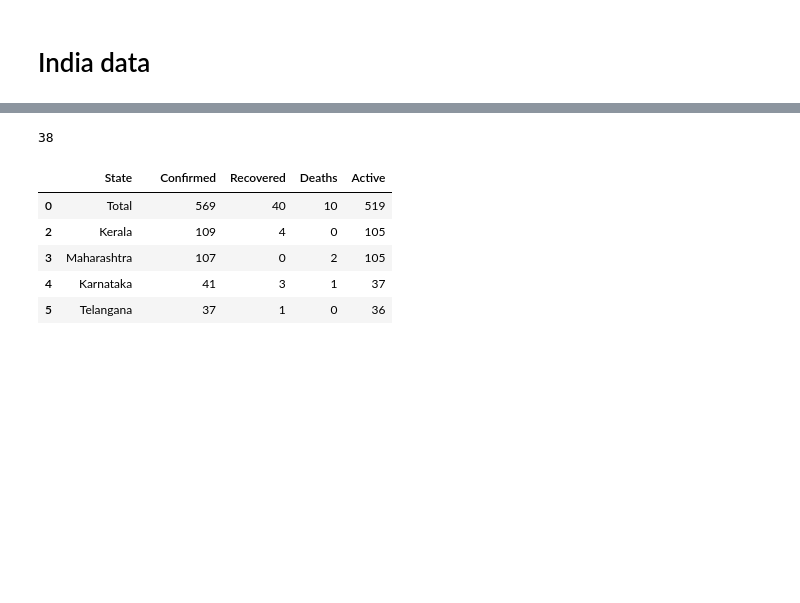
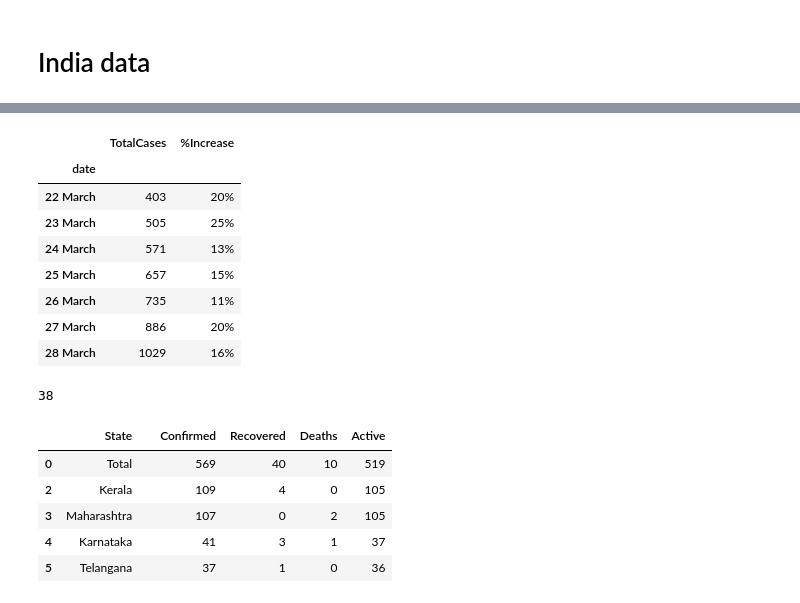
Before and after one commit to bhavsarpratik/covid19-tracker, a Jupyter notebook: notebooks/telegram.ipynb, the cells around one changed output, grey strips where cells are left out. Saved outputs shown, nothing was run; the diff lists cells and outputs as text; code cells hidden in the pictures; blank space fills up the shorter version.

```diff
--- a/notebooks/telegram.ipynb
+++ b/notebooks/telegram.ipynb
@@ -119,3 +120,27 @@ get_time_series()
+# %%
+def get_total_time_series():
+    url = 'https://api.covid19india.org/data.json'
+    page = requests.get(url)
+    df = pd.DataFrame(json.loads(page.content)['cases_time_series']).dropna().set_index('date')
+    df = df[['totalconfirmed']].rename({'totalconfirmed': 'TotalCases'}, axis=1)
+    df = df.iloc[-10:,:1]
+    df = df.astype(int)
+    df['%Increase'] = df.TotalCases.pct_change()*100
+    df = df[-7:]
+    df['%Increase'] = df['%Increase'].astype(int).round(2).apply(lambda x: f'{x}%')
+    return df
+
+get_total_time_series()
+# %% [output]
+|  | TotalCases | %Increase |
+| date |  |  |
+| 22 March | 403 | 20% |
+| 23 March | 505 | 25% |
+| 24 March | 571 | 13% |
+| 25 March | 657 | 15% |
+| 26 March | 735 | 11% |
+| 27 March | 886 | 20% |
+| 28 March | 1029 | 16% |
 # %%
 def get_data():
     url = 'https://docs.google.com/spreadsheets/d/e/2PACX-1vSc_2y5N0I67wDU38DjDh35IZSIS30rQf7_NYZhtYYGU1jJYT6_kDx4YpF-qw0LSlGsBYP8pqM_a1Pd/pubhtml#'
```
Also changed, not shown: parts of 3 cells of this notebook, 2 other files.
